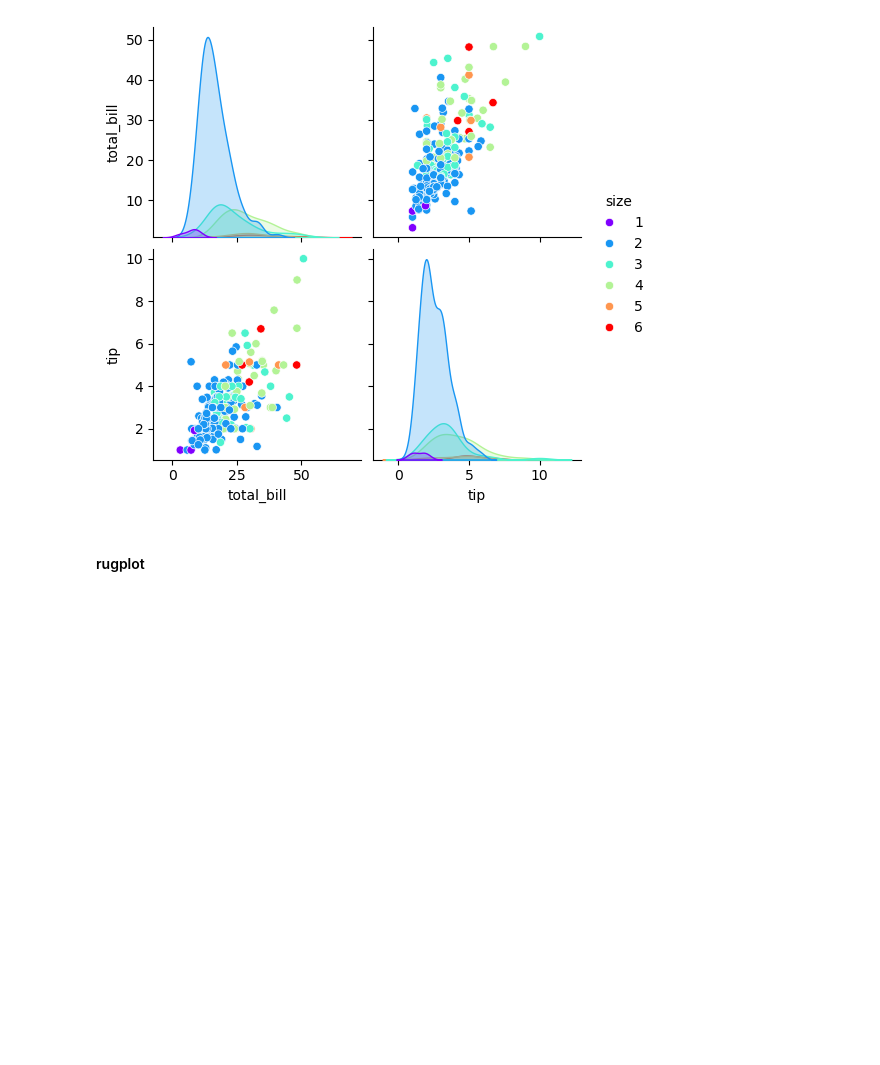
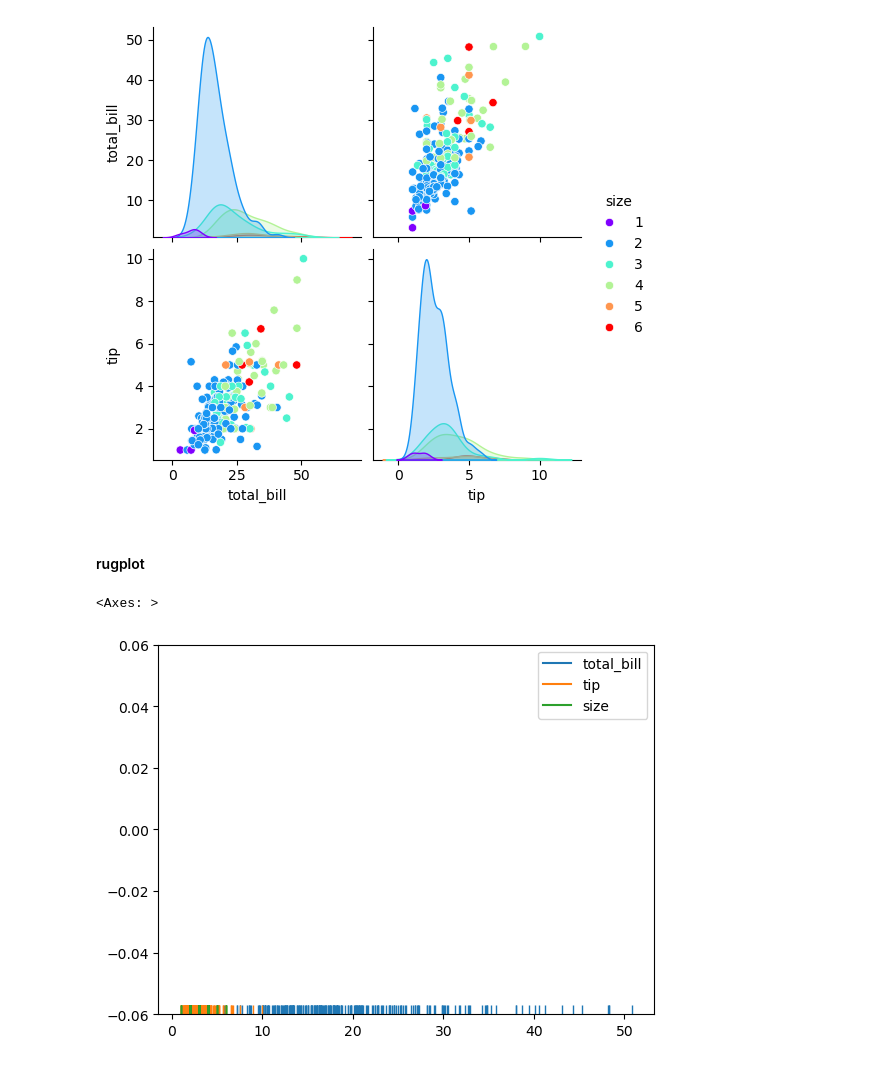
Before and after one commit to jatinvish-01/Datasketch, a Jupyter notebook: distribution_plots.ipynb, the cells around one changed output. Saved outputs shown, nothing was run; the diff lists cells and outputs as text; code cells hidden in the pictures; blank space fills up the shorter version.

```diff
--- a/distribution_plots.ipynb
+++ b/distribution_plots.ipynb
@@ -58,3 +58,8 @@ sns.pairplot(df, hue='size', palette='rainbow')
 [figure]
 # %% [markdown]
 #### rugplot
+# %%
+sns.rugplot(df)
+# %% [output]
+<Axes: >
+[figure, added]
```
Also changed, not shown: 1 other file.
